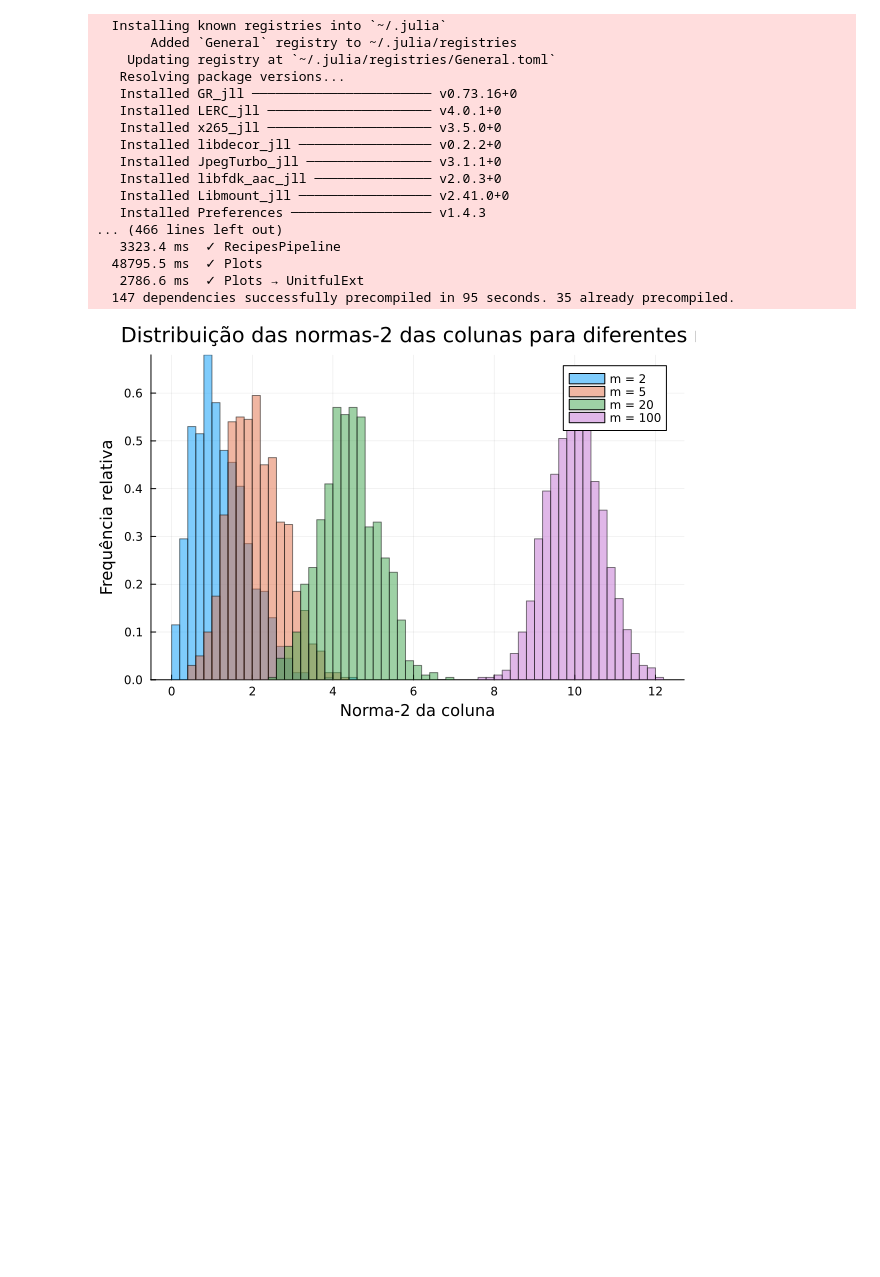
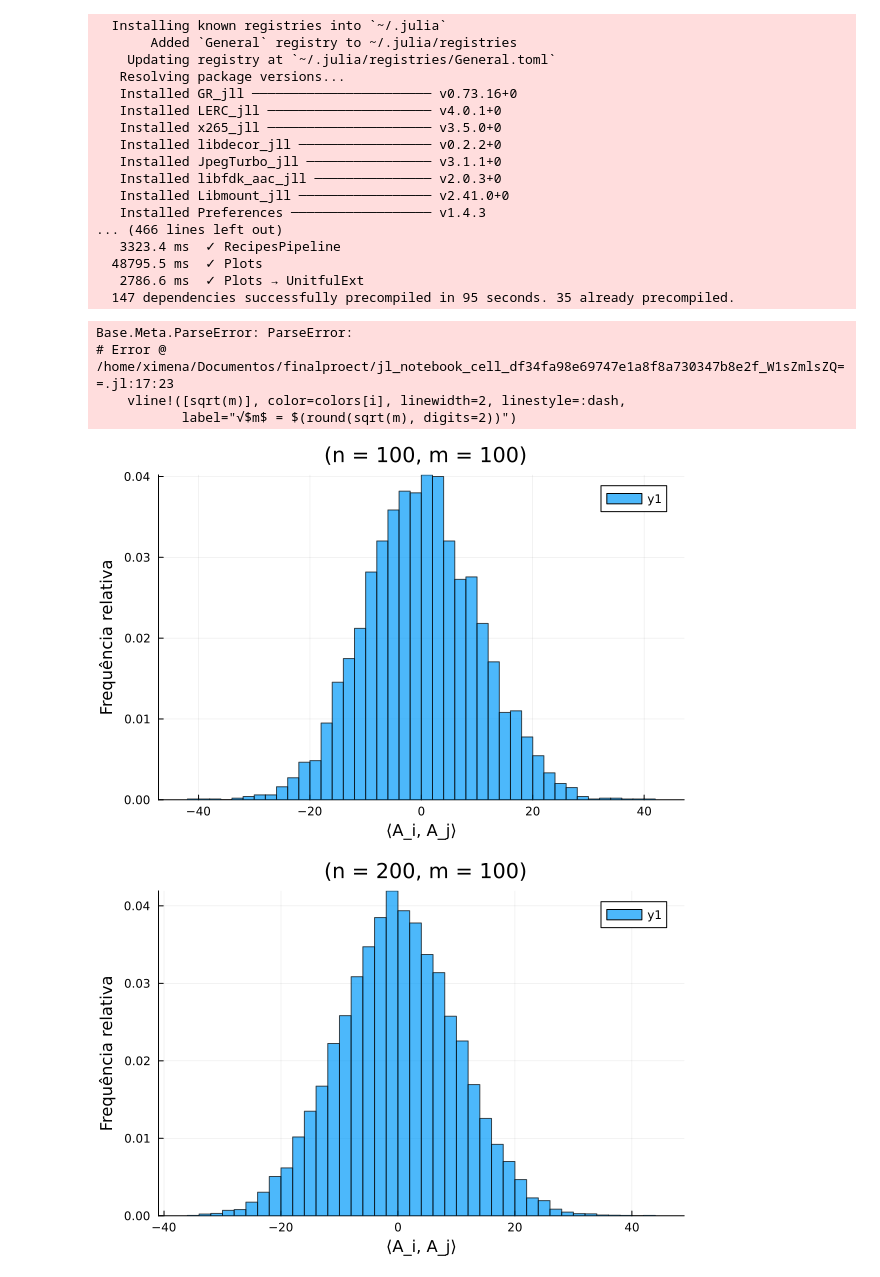
Before and after one commit to BXimenaGomez123/finalproect, a Jupyter notebook: main.ipynb, the cells around one changed output. Drawn from its saved outputs; the diff is of its cells as text; code cells hidden in the pictures; blank space fills up the shorter version.

Commit message:
adding visual to a, and starting b

```diff
--- a/main.ipynb
+++ b/main.ipynb
@@ -24,20 +24,45 @@ using LinearAlgebra
 using Plots
 
 n = 1000
-ms = [2, 5, 20, 100]
+ms = [1, 4, 5, 100]
+colors = [:red, :blue, :green, :orange]
 
-plt = plot()
-
-for m in ms
+for (i, m) in enumerate(ms)
     A = randn(m, n)
     norms = [norm(A[:,j], 2) for j in 1:n]
-    histogram!(norms, bins=30, alpha=0.5, label="m = $m", normalize=true)
+    plt = histogram(norms, bins=30, alpha=0.5, normalize=true,
+                    color=colors[i], label="Norma-2 (m = $m)",
+                    xlabel="Norma-2 da coluna", ylabel="Frequência relativa",
+                    title="Distribuição da norma-2 para m = $m", legend=:topright, size=(700,450))
+    vline!([sqrt(m)], color=colors[i], linewidth=2, linestyle=:dash,
+           label="√$m$ = $(round(sqrt(m), digits=2))")
+    display(plt)
 end
-
-xlabel!("Norma-2 da coluna")
-ylabel!("Frequência relativa")
-title!("Distribuição das normas-2 das colunas para diferentes m")
-plot!(legend=:topright)
-display(plt)
 # %% [output]
-[figure, removed]
+Base.Meta.ParseError: ParseError:
+# Error @ /home/ximena/Documentos/finalproect/jl_notebook_cell_df34fa98e69747e1a8f8a730347b8e2f_W1sZmlsZQ==.jl:17:23
+    vline!([sqrt(m)], color=colors[i], linewidth=2, linestyle=:dash,
+           label="√$m$ = $(round(sqrt(m), digits=2))")
+# %%
+ms = 100
+ns = [100, 200, 500, 1000]
+
+for n in ns
+    A = randn(ms, n)
+    dot_products = Float64[]
+    for i in 1:n-1
+        for j in i+1:n
+            push!(dot_products, dot(A[:, i], A[:, j]))
+        end
+    end
+    histogram(dot_products, bins=50, normalize=true, alpha=0.7,
+              title=" (n = $n, m = $ms)",
+              xlabel="⟨A_i, A_j⟩", ylabel="Frequência relativa")
+
+    display(histogram(dot_products, bins=50, normalize=true, alpha=0.7,
+              title=" (n = $n, m = $ms)",
+              xlabel="⟨A_i, A_j⟩", ylabel="Frequência relativa"))
+end
+# %% [output]
+[figure, added]
+[figure, added]
```
Also changed, not shown: parts of 1 cell of this notebook.
